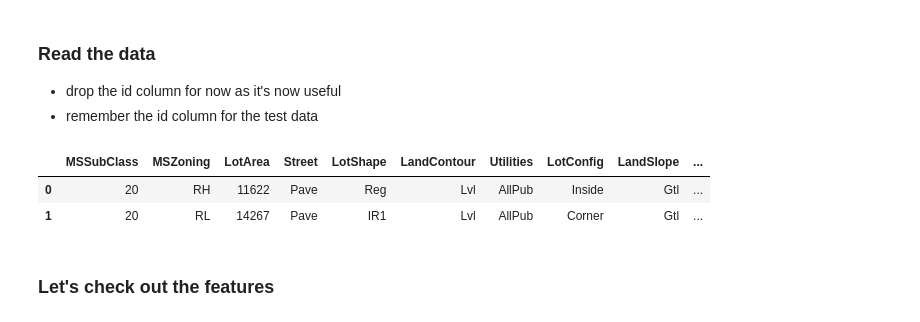
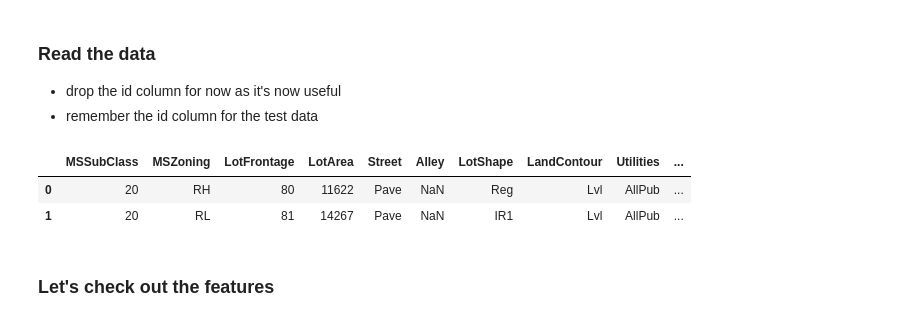
Before and after one commit to dorianb96/House-Prices-Advanced-Regression-Techniques, a Jupyter notebook: HousePrices.ipynb, the cells around one changed output. Drawn from its saved outputs; the diff is of its cells as text; code cells hidden in the pictures.

```diff
--- a/HousePrices.ipynb
+++ b/HousePrices.ipynb
@@ -16,21 +23,30 @@ Using TensorFlow backend.
 -  drop the id column for now as it's now useful
 -  remember the id column for the test data
 # %%
+#
 train_data = pd.read_csv('train.csv').drop('Id',axis=1)
-x_test_raw = pd.read_csv('test.csv')
-x_test_ids = x_test_raw['Id']
-x_test_raw = x_test_raw.drop('Id',axis=1)
+test_data = pd.read_csv('test.csv')
+
+#
 y_train = train_data['SalePrice']
+y_train = np.log(y_train)
+
 x_train_raw = train_data.drop('SalePrice',axis=1)
-x_train_raw.dropna(thresh= len(x_train_raw)*0.90, axis=1,inplace=True)
-diff = set(x_test_raw.columns)-set(x_train_raw.columns)
-x_test_raw.drop(diff ,axis=1,inplace=True)
+
+#
+x_test_ids = test_data['Id']
+x_test_raw = test_data.drop('Id',axis=1)
+
+#
+#x_train_raw.dropna(thresh= len(x_train_raw)*0.90, axis=1,inplace=True)
+#diff = set(x_test_raw.columns)-set(x_train_raw.columns)
+#x_test_raw.drop(diff ,axis=1,inplace=True)
+
+pd.set_option('display.max_columns', 500)
+x_test_raw.head(2)
+# %% [output]
+|  | MSSubClass | MSZoning | LotFrontage | LotArea | Street | Alley | LotShape | LandContour | Utilities | ... |
+| 0 | 20 | RH | 80 | 11622 | Pave | NaN | Reg | Lvl | AllPub | ... |
+| 1 | 20 | RL | 81 | 14267 | Pave | NaN | IR1 | Lvl | AllPub | ... |
-# %%
-pd.set_option('display.max_columns', 500)
-x_test_raw.head(2)
-# %% [output]
-|  | MSSubClass | MSZoning | LotArea | Street | LotShape | LandContour | Utilities | LotConfig | LandSlope | ... |
-| 0 | 20 | RH | 11622 | Pave | Reg | Lvl | AllPub | Inside | Gtl | ... |
-| 1 | 20 | RL | 14267 | Pave | IR1 | Lvl | AllPub | Corner | Gtl | ... |
 # %% [markdown]
 ### Let's check out the features
```
Also changed, not shown: parts of 26 cells of this notebook.
